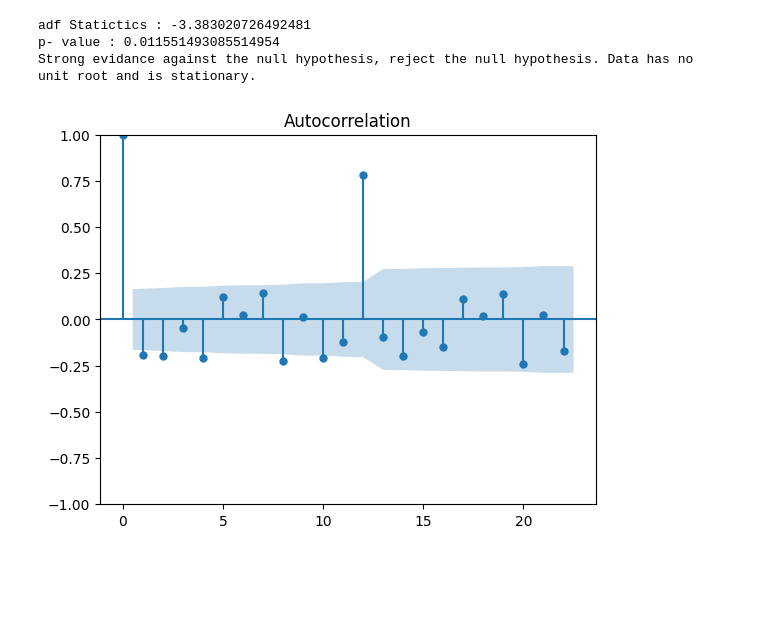
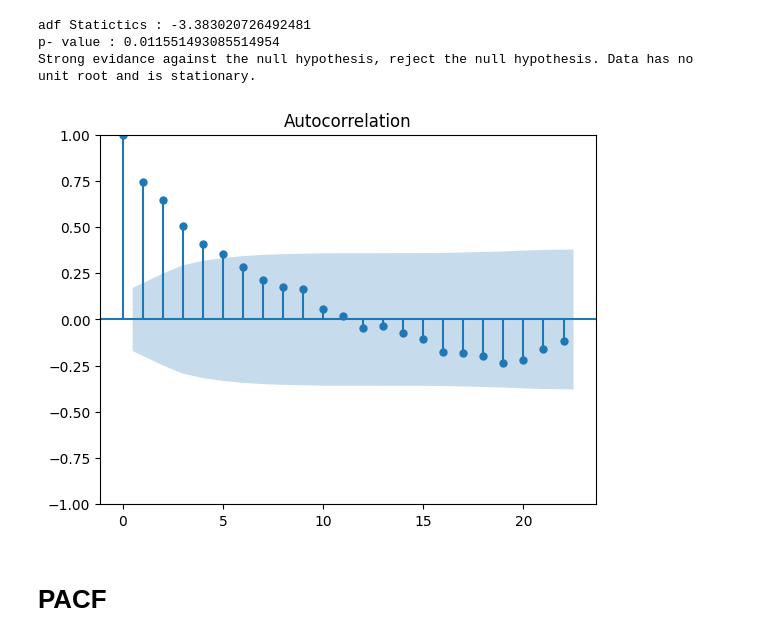
Before and after one commit to Madushani-Weerasekara/TimeSeriesData-Analysis, a Jupyter notebook: ARIMA_Model.ipynb, the cells around one changed output. Cells and saved outputs as stored; diff of their text form; code cells hidden in the pictures; blank space fills up the shorter version.

```diff
--- a/ARIMA_Model.ipynb
+++ b/ARIMA_Model.ipynb
@@ -163,6 +171,8 @@ Strong evidance against the null hypothesis, reject the null hypothesis. Data ha
 # %%
 from statsmodels.graphics.tsaplots import plot_acf, plot_pacf
 # %%
-acf = plot_acf(df_airline['Passenger 2nd difference'].dropna())
+acf = plot_acf(df_airline['Passenger 12 difference'].dropna())
 # %% [output]
-[figure, old version]
+[figure, new version]
+# %% [markdown]
+# PACF
```
Also changed, not shown: parts of 2 cells of this notebook.
